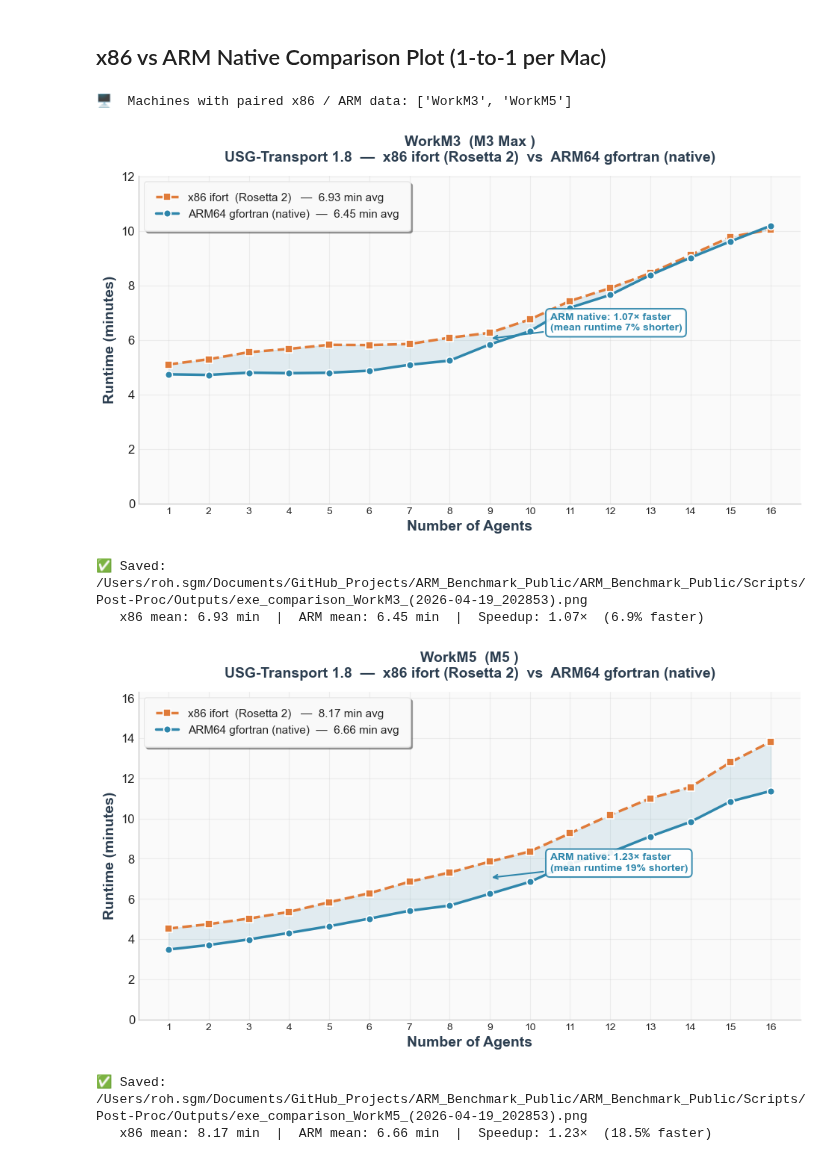
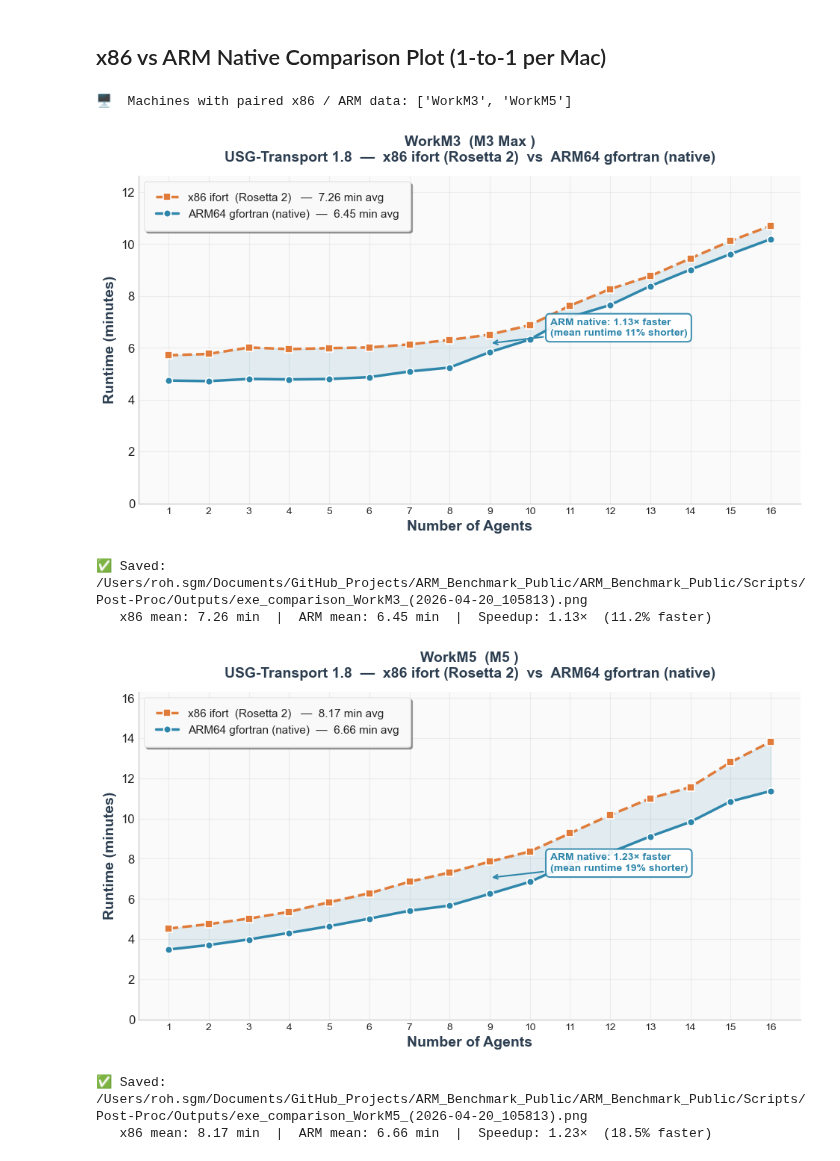
Before and after one commit to roh-sgm/ARM_Benchmark_Public, a Jupyter notebook: Scripts/Post-Proc/Runtime_Plots_1.ipynb, the cells around one changed output. Drawn from its saved outputs; the diff is of its cells as text; code cells hidden in the pictures.

```diff
--- a/Scripts/Post-Proc/Runtime_Plots_1.ipynb
+++ b/Scripts/Post-Proc/Runtime_Plots_1.ipynb
@@ -1205,9 +1207,10 @@ def plot_exe_comparison(data, extra_meta_data, config):
         x86_rows = grp[grp['_exe_type'] == 'x86']
         arm_rows = grp[grp['_exe_type'] == 'arm']
 
-        # Use the first matching test for each type
-        test_x86 = x86_rows.iloc[0]['#']
-        test_arm = arm_rows.iloc[0]['#']
+        # Use the most recent (last) matching test for each type —
+        # ensures automated re-runs take precedence over earlier manual ones.
+        test_x86 = x86_rows.iloc[-1]['#']
+        test_arm = arm_rows.iloc[-1]['#']
 
         cpu_label = grp.iloc[0]['CPU Type'] if 'CPU Type' in grp.columns else computer
 
@@ -1288,38 +1291,38 @@ def plot_exe_comparison(data, extra_meta_data, config):
             output_folder,
             f'exe_comparison_{safe_name}_({current_time}).png'
         )
         fig.savefig(out_path, dpi=dpi, bbox_inches='tight',
                     facecolor='white', edgecolor='none')
         plt.show()
         saved_paths.append(out_path)
         print(f'✅ Saved: {out_path}')
 
         mean_x86 = np.nanmean(rt_x86[:n])
         mean_arm = np.nanmean(rt_arm[:n])
         print(f'   x86 mean: {mean_x86:.2f} min  |  ARM mean: {mean_arm:.2f} min  '
               f'|  Speedup: {mean_x86/mean_arm:.2f}×  ({(mean_x86-mean_arm)/mean_x86*100:.1f}% faster)')
         plt.close(fig)
 
     return saved_paths
 
 
 # ── Example usage ─────────────────────────────────────────────────────────────
 config_exe_comparison = {
     'computer_filter': [],          # [] = all machines with paired data; or e.g. ['WorkM5']
     'output_folder': os.path.join(cwd, 'Outputs'),
     'figsize': (10, 6),
     'dpi': 300,
     'show_speedup': True,
 }
 
 saved = plot_exe_comparison(data, extra_meta_data, config_exe_comparison)
 # %% [output]
 🖥️  Machines with paired x86 / ARM data: ['WorkM3', 'WorkM5']
-[figure, old version]
+[figure, new version]
-✅ Saved: /Users/roh.sgm/Documents/GitHub_Projects/ARM_Benchmark_Public/ARM_Benchmark_Public/Scripts/Post-Proc/Outputs/exe_comparison_WorkM3_(2026-04-19_202853).png
-   x86 mean: 6.93 min  |  ARM mean: 6.45 min  |  Speedup: 1.07×  (6.9% faster)
+✅ Saved: /Users/roh.sgm/Documents/GitHub_Projects/ARM_Benchmark_Public/ARM_Benchmark_Public/Scripts/Post-Proc/Outputs/exe_comparison_WorkM3_(2026-04-20_105813).png
+   x86 mean: 7.26 min  |  ARM mean: 6.45 min  |  Speedup: 1.13×  (11.2% faster)
 [figure]
-✅ Saved: /Users/roh.sgm/Documents/GitHub_Projects/ARM_Benchmark_Public/ARM_Benchmark_Public/Scripts/Post-Proc/Outputs/exe_comparison_WorkM5_(2026-04-19_202853).png
+✅ Saved: /Users/roh.sgm/Documents/GitHub_Projects/ARM_Benchmark_Public/ARM_Benchmark_Public/Scripts/Post-Proc/Outputs/exe_comparison_WorkM5_(2026-04-20_105813).png
    x86 mean: 8.17 min  |  ARM mean: 6.66 min  |  Speedup: 1.23×  (18.5% faster)
 # %%
 ## M4 Proxy Comparison: SGM023 (x86) vs SGM035 (ARM)
```
Also changed, not shown: parts of 4 cells of this notebook, 5 other files.
